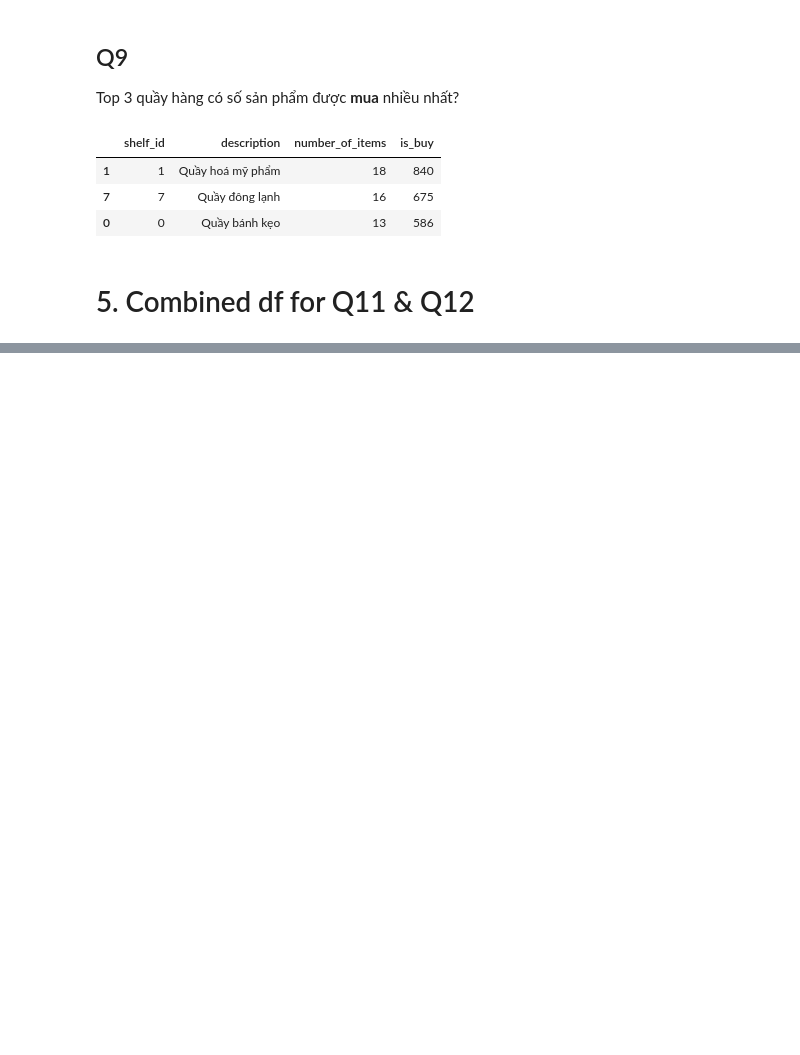
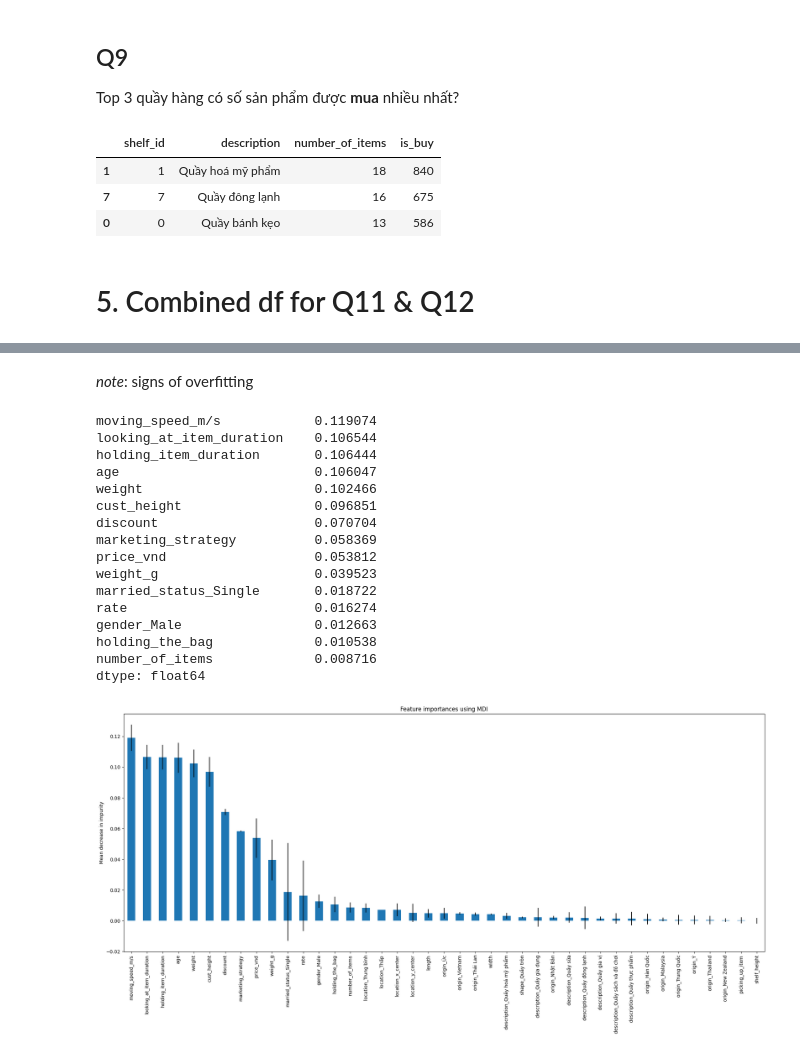
Before and after one commit to tranttha/ftu_ds_comp, a Jupyter notebook: q1_10.ipynb, the cells around one changed output, grey strips where cells are left out. Saved outputs shown, nothing was run; the diff lists cells and outputs as text; code cells hidden in the pictures; blank space fills up the shorter version.

```diff
--- a/q1_10.ipynb
+++ b/q1_10.ipynb
@@ -743,0 +905,32 @@ memory usage: 4.2+ MB
+# %% [markdown]
+*note*: signs of overfitting
+# %%
+ft_importance = rfc.feature_importances_
+std = np.std([tree.feature_importances_ for tree in rfc.estimators_], axis=0)
+feature_names = [f"{X_12.columns[i]}" for i in range(X_12.shape[1])]
+forest_importances = pd.Series(ft_importance, index=feature_names).sort_values(ascending=False)
+
+fig, ax = plt.subplots(figsize=(20,10))
+forest_importances.plot.bar(yerr=std, ax=ax)
+ax.set_title("Feature importances using MDI")
+ax.set_ylabel("Mean decrease in impurity")
+fig.tight_layout()
+print(forest_importances.head(15))
+# %% [output]
+moving_speed_m/s            0.119074
+looking_at_item_duration    0.106544
+holding_item_duration       0.106444
+age                         0.106047
+weight                      0.102466
+cust_height                 0.096851
+discount                    0.070704
+marketing_strategy          0.058369
+price_vnd                   0.053812
+weight_g                    0.039523
+married_status_Single       0.018722
+rate                        0.016274
+gender_Male                 0.012663
+holding_the_bag             0.010538
+number_of_items             0.008716
+dtype: float64
+[figure, added]
```
Also changed, not shown: parts of 36 cells of this notebook, 2 other files.
